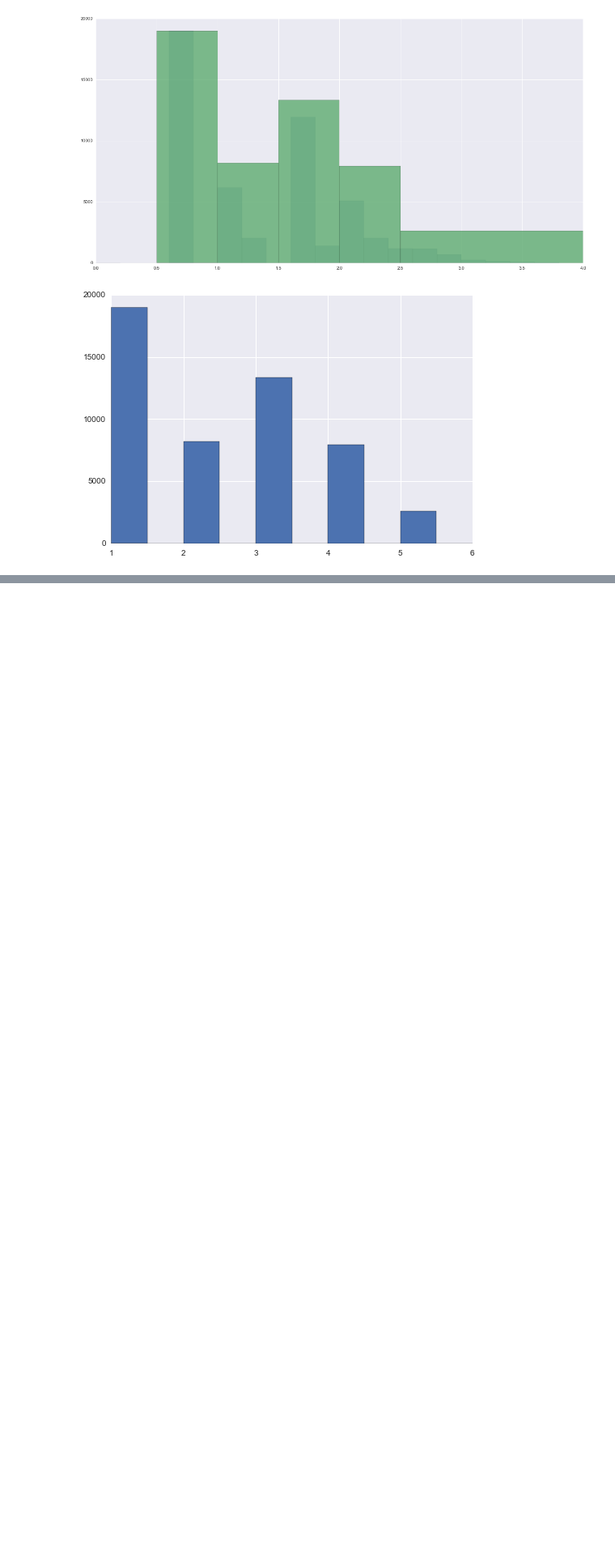
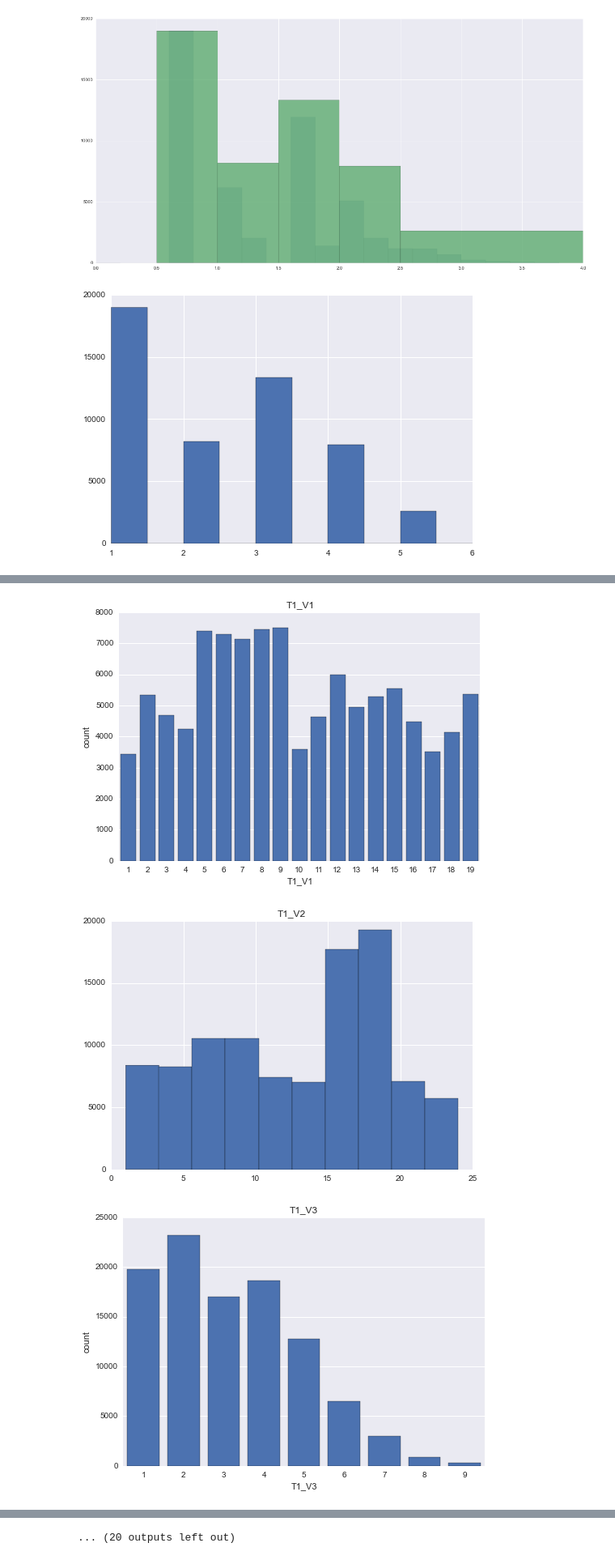
Before and after one commit to JasonTam/LMG_hazard, a Jupyter notebook: preproc.ipynb, the cells around one changed output, grey strips where cells are left out. Shown at 81% size. Saved outputs shown, nothing was run; the diff lists cells and outputs as text; code cells hidden in the pictures; blank space fills up the shorter version.

```diff
--- a/preproc.ipynb
+++ b/preproc.ipynb
@@ -185,0 +189,19 @@ np.save('saved/y_binned.npy', y_binned)
+# %%
+train_pd_orig = train_pd.copy()
+test_pd_orig = test_pd.copy()
+
+all_pd = pd.concat([train_pd_orig, test_pd_orig])
+# %%
+for col in all_pd:
+    u = np.unique(all_pd[col])
+    plt.figure()
+    if len(u) < 20:
+        sns.barplot(all_pd[col])
+    else:
+#         sns.kdeplot(train[col])
+        plt.hist(np.array(all_pd[col]))
+    plt.title(col)
+# %% [output]
+[figure, added]
+[figure, added]
+[figure, added]
@@ -185,0 +217 @@ np.save('saved/y_binned.npy', y_binned)
+... (20 outputs left out)
```
Also changed, not shown: parts of 9 cells of this notebook, 6 other files.
